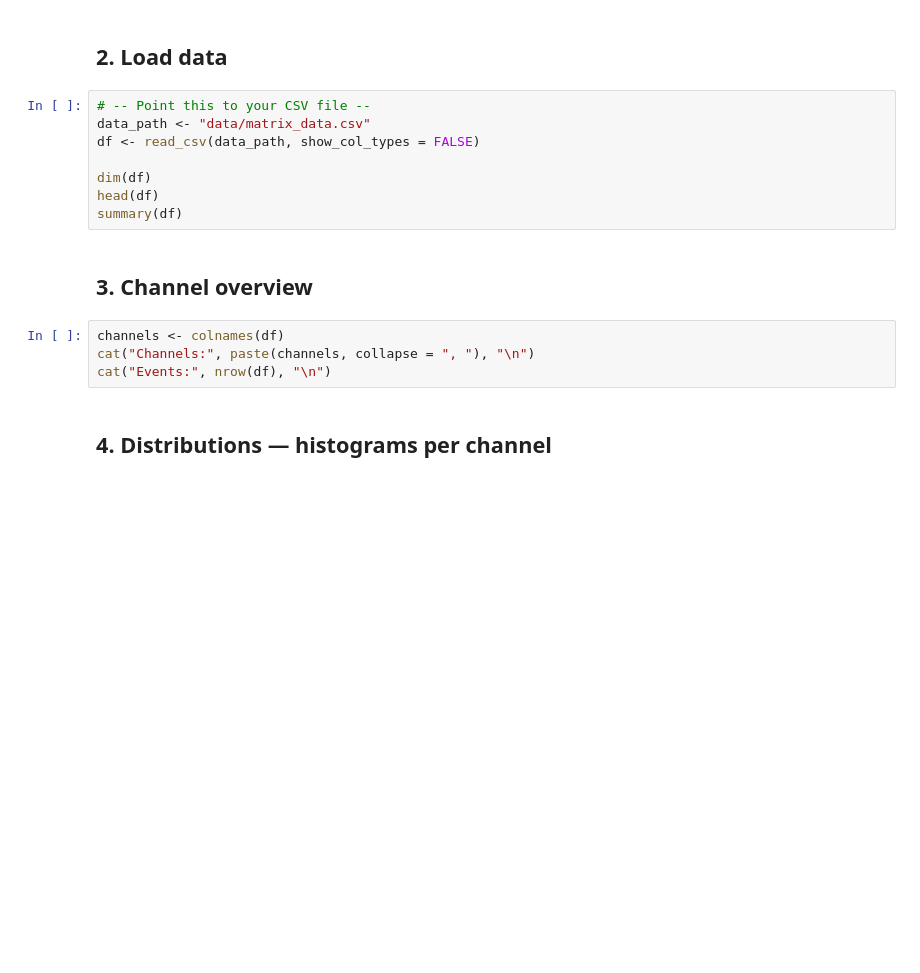
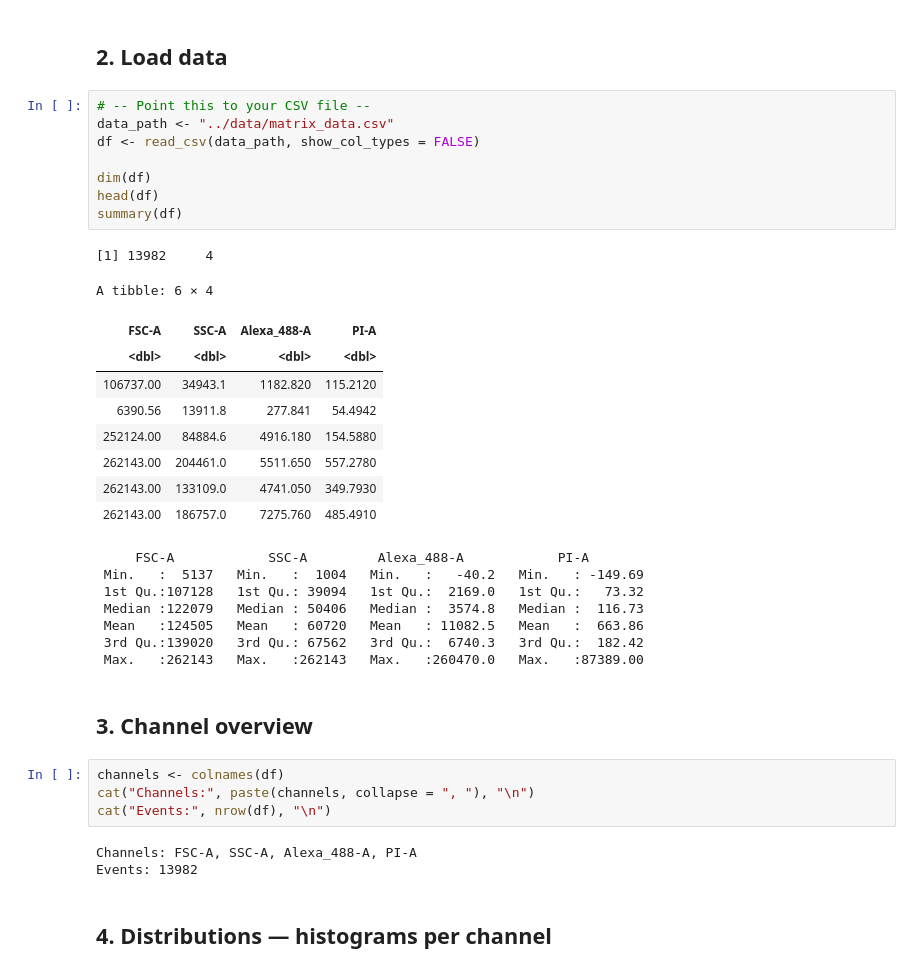
Before and after one commit to cgenomicslab/flow, a Jupyter notebook: notebooks/01_csv_matrix_analysis.ipynb, the cells around one changed output. Saved outputs shown, nothing was run; the diff lists cells and outputs as text; blank space fills up the shorter version.

```diff
--- a/notebooks/01_csv_matrix_analysis.ipynb
+++ b/notebooks/01_csv_matrix_analysis.ipynb
@@ -18,18 +36,39 @@ library(patchwork)
 ## 2. Load data
 # %%
 # -- Point this to your CSV file --
-data_path <- "data/matrix_data.csv"
+data_path <- "../data/matrix_data.csv"
 df <- read_csv(data_path, show_col_types = FALSE)
 
 dim(df)
 head(df)
 summary(df)
+# %% [output]
+[1] 13982     4
+A tibble: 6 × 4
+| FSC-A | SSC-A | Alexa_488-A | PI-A |
+| <dbl> | <dbl> | <dbl> | <dbl> |
+| 106737.00 | 34943.1 | 1182.820 | 115.2120 |
+| 6390.56 | 13911.8 | 277.841 | 54.4942 |
+| 252124.00 | 84884.6 | 4916.180 | 154.5880 |
+| 262143.00 | 204461.0 | 5511.650 | 557.2780 |
+| 262143.00 | 133109.0 | 4741.050 | 349.7930 |
+| 262143.00 | 186757.0 | 7275.760 | 485.4910 |
+     FSC-A            SSC-A         Alexa_488-A            PI-A
+ Min.   :  5137   Min.   :  1004   Min.   :   -40.2   Min.   : -149.69
+ 1st Qu.:107128   1st Qu.: 39094   1st Qu.:  2169.0   1st Qu.:   73.32
+ Median :122079   Median : 50406   Median :  3574.8   Median :  116.73
+ Mean   :124505   Mean   : 60720   Mean   : 11082.5   Mean   :  663.86
+ 3rd Qu.:139020   3rd Qu.: 67562   3rd Qu.:  6740.3   3rd Qu.:  182.42
+ Max.   :262143   Max.   :262143   Max.   :260470.0   Max.   :87389.00
 # %% [markdown]
 ## 3. Channel overview
 # %%
 channels <- colnames(df)
 cat("Channels:", paste(channels, collapse = ", "), "\n")
 cat("Events:", nrow(df), "\n")
+# %% [output]
+Channels: FSC-A, SSC-A, Alexa_488-A, PI-A
+Events: 13982
 # %% [markdown]
 ## 4. Distributions — histograms per channel
 # %%
```
Also changed, not shown: parts of 11 cells of this notebook, 1 other file.
